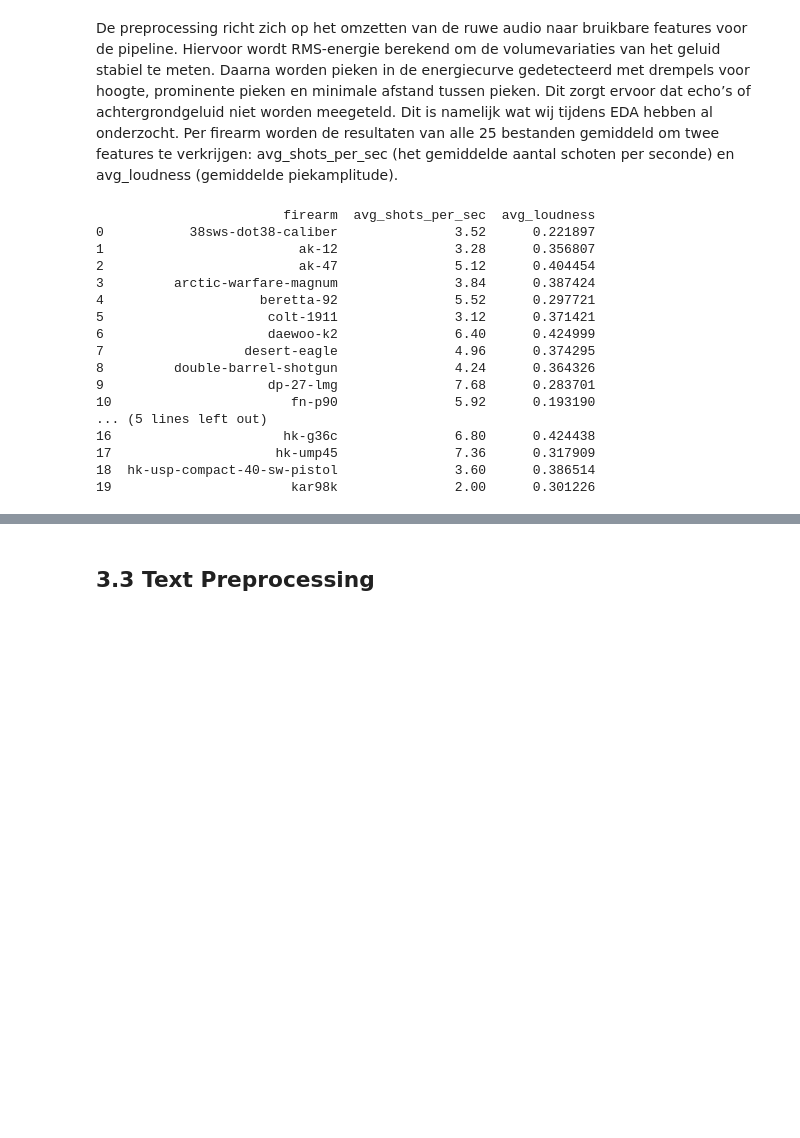
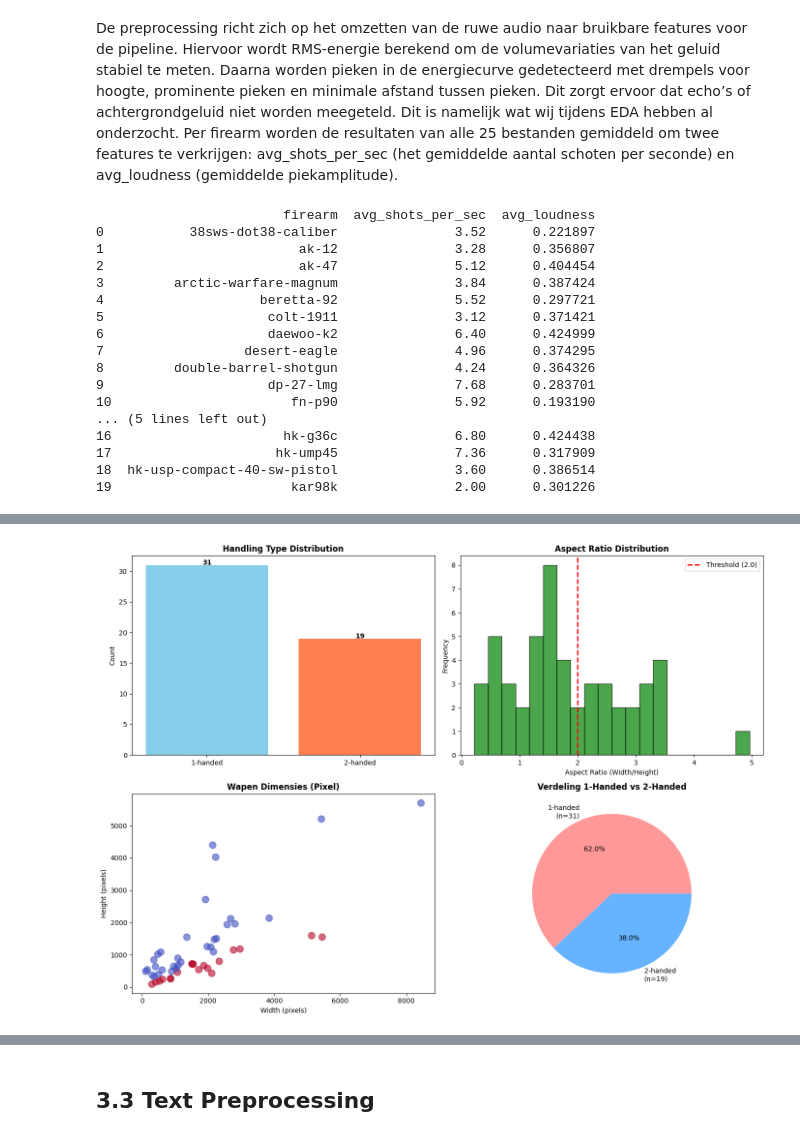
Before and after one commit to 24087068/sleeping_api-s, a Jupyter notebook: main.ipynb, the cells around one changed output, grey strips where cells are left out. Saved outputs shown, nothing was run; the diff lists cells and outputs as text; code cells hidden in the pictures; blank space fills up the shorter version.

```diff
--- a/main.ipynb
+++ b/main.ipynb
@@ -606,0 +430,18 @@ Name: 0, dtype: object
+# %%
+# Stap 2: Voer beeldverwerking uit (achtergrond verwijderen + meten)
+
+# Verwerk alle wapens
+processed_df = process_weapon_images(
+    raw_base_dir="data/images/raw",
+    processed_base_dir="data/images/processed"
+)
+
+# Opslaan naar CSV
+processed_df.to_csv("data/images/weapon_analysis.csv", index=False)
+
+print("\n" + "="*60)
+print("RESULTATEN BEELDVERWERKING")
+print("="*60)
+print(f"✓ Total processed: {len(processed_df)} images")
+print(f"✓ Saved to: data/images/weapon_analysis.csv")
+print("\n" + processed_df.to_string())
@@ -606,0 +498,53 @@ Name: 0, dtype: object
+# %%
+# Stap 3: Visualisatie & Analyse
+
+# Distributieverloop
+fig, axes = plt.subplots(2, 2, figsize=(14, 10))
+
+# 1. Handling type verdeling (1-handed vs 2-handed)
+handling_counts = processed_df['handling_type'].value_counts()
+axes[0, 0].bar(handling_counts.index, handling_counts.values, color=['skyblue', 'coral'])
+axes[0, 0].set_title('Handling Type Distribution', fontsize=12, fontweight='bold')
+axes[0, 0].set_ylabel('Count')
+for i, v in enumerate(handling_counts.values):
+    axes[0, 0].text(i, v + 0.1, str(v), ha='center', fontweight='bold')
+
+# 2. Aspect Ratio distributie
+axes[0, 1].hist(processed_df['aspect_ratio'], bins=20, color='green', alpha=0.7, edgecolor='black')
+axes[0, 1].axvline(2.0, color='red', linestyle='--', linewidth=2, label='Threshold (2.0)')
+axes[0, 1].set_title('Aspect Ratio Distribution', fontsize=12, fontweight='bold')
+axes[0, 1].set_xlabel('Aspect Ratio (Width/Height)')
+axes[0, 1].set_ylabel('Frequency')
+axes[0, 1].legend()
+
+# 3. Pixel dimensions
+axes[1, 0].scatter(processed_df['pixel_width'], processed_df['pixel_height'],
+                   c=processed_df['has_stock_prediction'], cmap='coolwarm', s=100, alpha=0.6)
+axes[1, 0].set_title('Wapen Dimensies (Pixel)', fontsize=12, fontweight='bold')
+axes[1, 0].set_xlabel('Width (pixels)')
+axes[1, 0].set_ylabel('Height (pixels)')
+
+# 4. Aantal afbeeldingen per handling type
+stock_dist = processed_df[['handling_type', 'has_stock_prediction']].groupby('handling_type').size()
+axes[1, 1].pie(stock_dist.values, labels=[f"{x}\n(n={y})" for x, y in zip(stock_dist.index, stock_dist.values)],
+               autopct='%1.1f%%', colors=['#ff9999', '#66b3ff'])
+axes[1, 1].set_title('Verdeling 1-Handed vs 2-Handed', fontsize=12, fontweight='bold')
+
+plt.tight_layout()
+plt.show()
+
+# Samenvatting per wapen
+print("\n" + "="*80)
+print("SAMENVATTING PER WAPEN")
+print("="*80)
+summary = processed_df.groupby('weapon_key').agg({
+    'pixel_width': 'mean',
+    'pixel_height': 'mean',
+    'aspect_ratio': 'mean',
+    'handling_type': 'first',
+    'stock_label_nl': 'first'
+}).round(2)
+summary.columns = ['Avg Width', 'Avg Height', 'Avg Ratio', 'Handling', 'Stock Label']
+print(summary.to_string())
+# %% [output]
+[figure, added]
```
Also changed, not shown: parts of 37 cells of this notebook.
